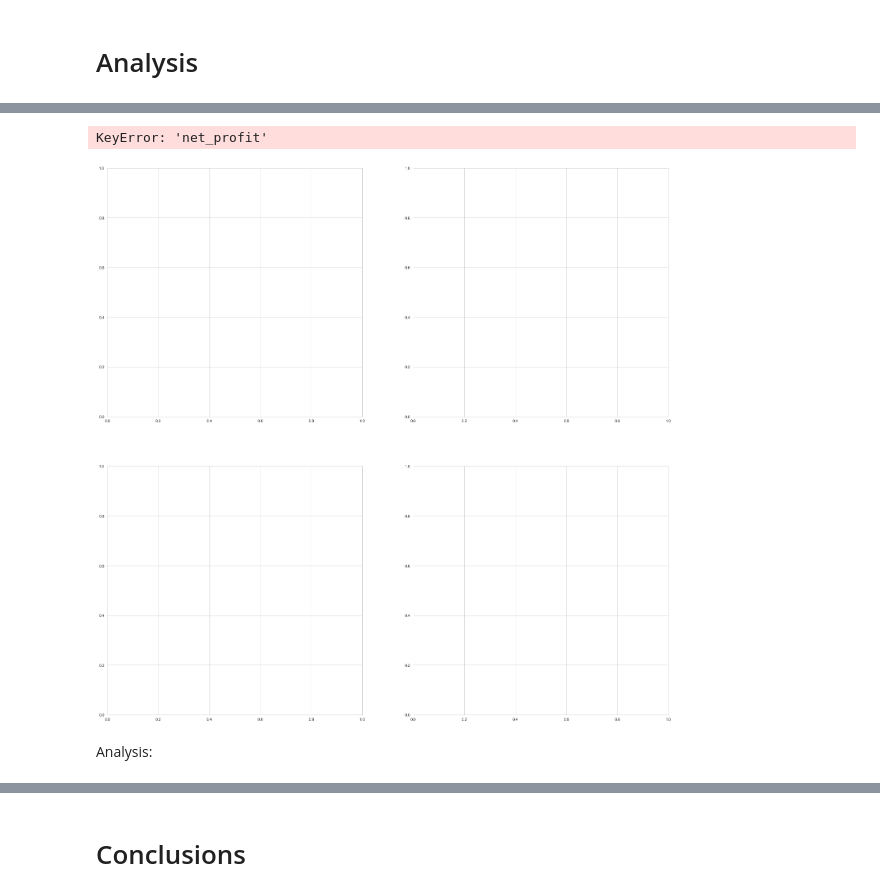
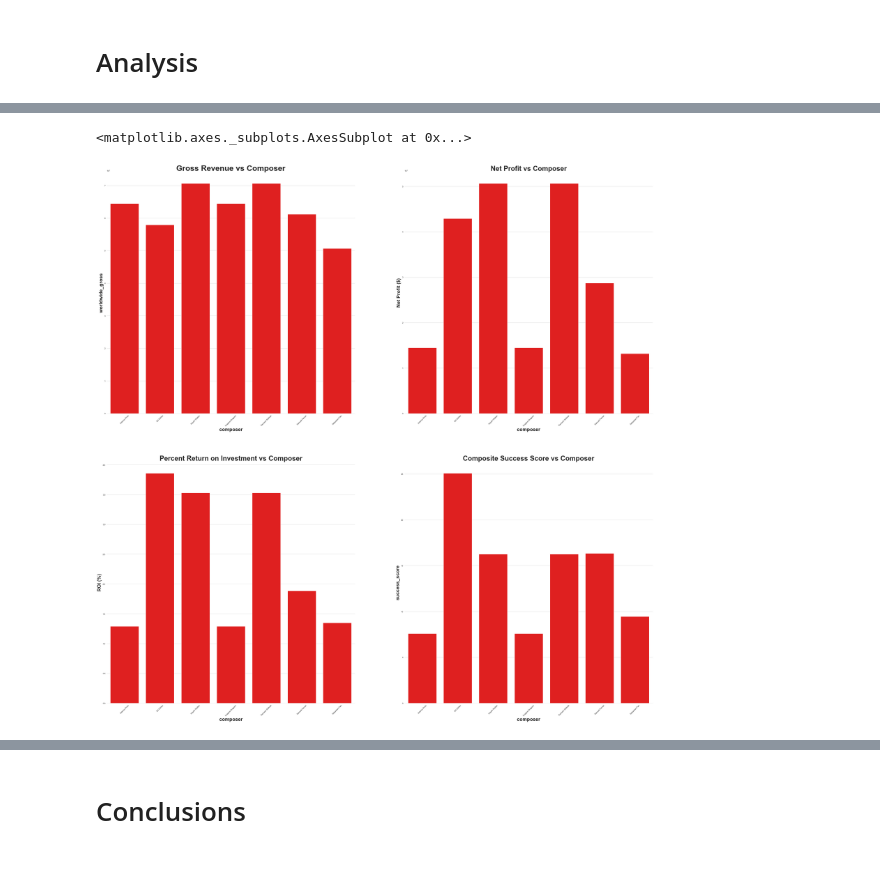
Before and after one commit to benspils/movie-content-analysis, a Jupyter notebook: What_Makes_a_Successful_Movie?-Mike.ipynb, the cells around one changed output, grey strips where cells are left out. Drawn from its saved outputs; the diff is of its cells as text; code cells hidden in the pictures; blank space fills up the shorter version.

```diff
--- a/What_Makes_a_Successful_Movie?-Mike.ipynb
+++ b/What_Makes_a_Successful_Movie?-Mike.ipynb
@@ -68,8 +54,9 @@ data/zippedData/rt.movie_info.tsv.gz
 # %%
-#Renaming columns to be able to merge on 'title' column
+#Renaming columns to be able to merge on 'title' and 'tconst' columns
 
-data['title_basics'] = data['title_basics'].rename(columns={'primary_title':'title'})
-data['movie_budgets'] = data['movie_budgets'].rename(columns={'movie':'title'})
+data['title_basics'].rename(columns={'primary_title':'title'}, inplace = True)
+data['movie_budgets'].rename(columns={'movie':'title'}, inplace = True)
+data['akas'].rename(columns={'title_id': 'tconst'}, inplace = True)
 # %%
 #Getting rid of commas and dollar signs to make dataframe values easier to work with
 
@@ -80,7 +67,3 @@ data['movie_budgets']['worldwide_gross'] = data['movie_budgets']['worldwide_gros
 data['movie_budgets']['production_budget'] = data['movie_budgets']['production_budget'].str.replace(',', '')
 data['movie_budgets']['production_budget'] = data['movie_budgets']['production_budget'].str.replace('$', '')
 data['movie_budgets']['production_budget'] = data['movie_budgets']['production_budget'].astype(int)
-
-data['movie_budgets']['domestic_gross'] = data['movie_budgets']['domestic_gross'].str.replace(',', '')
-data['movie_budgets']['domestic_gross'] = data['movie_budgets']['domestic_gross'].str.replace('$', '')
-data['movie_budgets']['domestic_gross'] = data['movie_budgets']['domestic_gross'].astype(int)
@@ -177,2 +126,4 @@ master_table = pd.merge(master_table, data['movie_info'],on='id')
 # %%
-master_table = master_table.drop(columns=['original_title','theater_date','dvd_date','currency','box_office','studio','synopsis'])
+#Drop remaining unnecessary columns
+
+master_table.drop(columns=['original_title','title_y','theater_date','dvd_date','currency','box_office','studio','synopsis','runtime','writer'], inplace=True)
@@ -262,5 +184,5 @@ genre_table
 # %%
 #Merging master with composer table
 
-master_composer = pd.merge(master_table,genre_table, on='tconst')
+master_composer = pd.merge(master_table,tconst_table, on='tconst')
 # %%
@@ -290,65 +273,56 @@ import seaborn as sns
 # %%
-#Graphing Genre vs Gross Revenue, Net Profit, ROI, and Success Score
+#Graphing Composer vs Gross Revenue, Net Profit, ROI, and Success Score
 
-figure, ax = plt.subplots(2, 2, figsize=(25, 25))
+figure, ax = plt.subplots(2, 2, figsize=(50, 50))
+x=master_composer.groupby("composer").median().index
+y0_gross_rev= master_composer.groupby("composer").median().worldwide_gross
+y1_net_prof= master_composer.groupby("composer").median().worldwide_gross-master_composer.groupby("composer").median().production_budget
+y2_roi_percent= master_composer.groupby("composer").median().worldwide_gross/master_composer.groupby("composer").median().production_budget
+y3_comp= master_composer.groupby("composer").median().success_score
 
-x0_gross_rev=complete_genre_table.groupby("genre").median().sort_values(by='worldwide_gross', ascending=False).index
-x1_net_prof=complete_genre_table.groupby("genre").median().sort_values(by='net_profit', ascending=False).index
-x2_roi_percent=complete_genre_table.groupby("genre").median().sort_values(by='roi', ascending=False).index
-x3_comp=complete_genre_table.groupby("genre").median().sort_values(by='success_score', ascending=False).index
-
-y0_gross_rev= complete_genre_table.groupby("genre").median().worldwide_gross
-y1_net_prof= complete_genre_table.groupby("genre").median().worldwide_gross-complete_genre_table.groupby("genre").median().production_budget
-y2_roi_percent= complete_genre_table.groupby("genre").median().worldwide_gross/complete_genre_table.groupby("genre").median().production_budget
-y3_comp= complete_genre_table.groupby("genre").median().success_score
-
-x0_gross_rev= complete_genre_table.groupby("genre").median().sort_values(by='worldwide_gross', ascending=False).index
-
-ax[0][0].set_title('Gross Revenue vs Movie Genre')
-ax[0][0].set_xlabel('Movie Genre')
-ax[0][0].set_ylabel('Gross Revenue ($)')
-ax[0][1].set_title('Net Profit vs Movie Genre')
-ax[0][1].set_xlabel('Movie Genre')
-ax[0][1].set_ylabel('Net Profit ($)')
-ax[1][0].set_title('Percent Return on Investment vs Movie Genre')
-ax[1][0].set_xlabel('Movie Genre')
-ax[1][0].set_ylabel('ROI (%)')
-ax[1][1].set_title('Composite Success Score vs Movie Genre')
-ax[1][1].set_xlabel('Movie Genre')
-ax[1][1].set_ylabel('Success Score')
+ax[0][0].set_title('Gross Revenue vs Composer', fontsize = 40, fontweight="bold")
+ax[0][0].set_xlabel('Composer', fontsize = 25, fontweight="bold")
+ax[0][0].set_ylabel('Gross Revenue ($)', fontsize = 25, fontweight="bold")
+ax[0][1].set_title('Net Profit vs Composer', fontsize = 35, fontweight="bold")
+ax[0][1].set_xlabel('Composer', fontsize = 25, fontweight="bold")
+ax[0][1].set_ylabel('Net Profit ($)', fontsize = 25, fontweight="bold")
+ax[1][0].set_title('Percent Return on Investment vs Composer', fontsize = 35, fontweight="bold")
+ax[1][0].set_xlabel('Composer', fontsize = 25, fontweight="bold")
+ax[1][0].set_ylabel('ROI (%)', fontsize = 25, fontweight="bold")
+ax[1][1].set_title('Composite Success Score vs Composer', fontsize = 35, fontweight="bold")
+ax[1][1].set_xlabel('Year', fontsize = 25, fontweight="bold")
+ax[1][1].set_ylabel('Success Score', fontsize = 25, fontweight="bold")
 
 ax[0][0].set_xticklabels(x,rotation=45)
 ax[0][1].set_xticklabels(x,rotation=45)
 ax[1][0].set_xticklabels(x,rotation=45)
 ax[1][1].set_xticklabels(x,rotation=45)
 
 ax[0][0].spines['top'].set_visible(False)
 ax[0][0].spines['right'].set_visible(False)
 ax[0][0].spines['left'].set_visible(False)
 ax[0][0].spines['bottom'].set_color('#DDDDDD')
 
 ax[0][1].spines['top'].set_visible(False)
 ax[0][1].spines['right'].set_visible(False)
 ax[0][1].spines['left'].set_visible(False)
 ax[0][1].spines['bottom'].set_color('#DDDDDD')
 
 ax[1][0].spines['top'].set_visible(False)
 ax[1][0].spines['right'].set_visible(False)
 ax[1][0].spines['left'].set_visible(False)
 ax[1][0].spines['bottom'].set_color('#DDDDDD')
 
 ax[1][1].spines['top'].set_visible(False)
 ax[1][1].spines['right'].set_visible(False)
 ax[1][1].spines['left'].set_visible(False)
 ax[1][1].spines['bottom'].set_color('#DDDDDD')
 
 sns.set_style("whitegrid")
-sns.barplot(x0_gross_rev, y0_gross_rev, ax=ax[0][0], color='blue')
-sns.barplot(x1_net_prof, y1_net_prof, ax=ax[0][1], color='blue')
-sns.barplot(x2_roi_percent, y2_roi_percent, ax=ax[1][0], color='blue')
-sns.barplot(y3_comp, y3_comp, ax=ax[1][1], color='blue')
+sns.barplot(x, y0_gross_rev, ax=ax[0][0], color='red')
+sns.barplot(x, y1_net_prof, ax=ax[0][1], color='red')
+sns.barplot(x, y2_roi_percent, ax=ax[1][0], color='red')
+sns.barplot(x, y3_comp, ax=ax[1][1], color='red')
 # %% [output]
-KeyError: 'net_profit'
+<matplotlib.axes._subplots.AxesSubplot at 0x...>
-[figure, old version]
+[figure, new version]
-# %% [markdown]
-Analysis:
```
Also changed, not shown: parts of 32 cells of this notebook.
